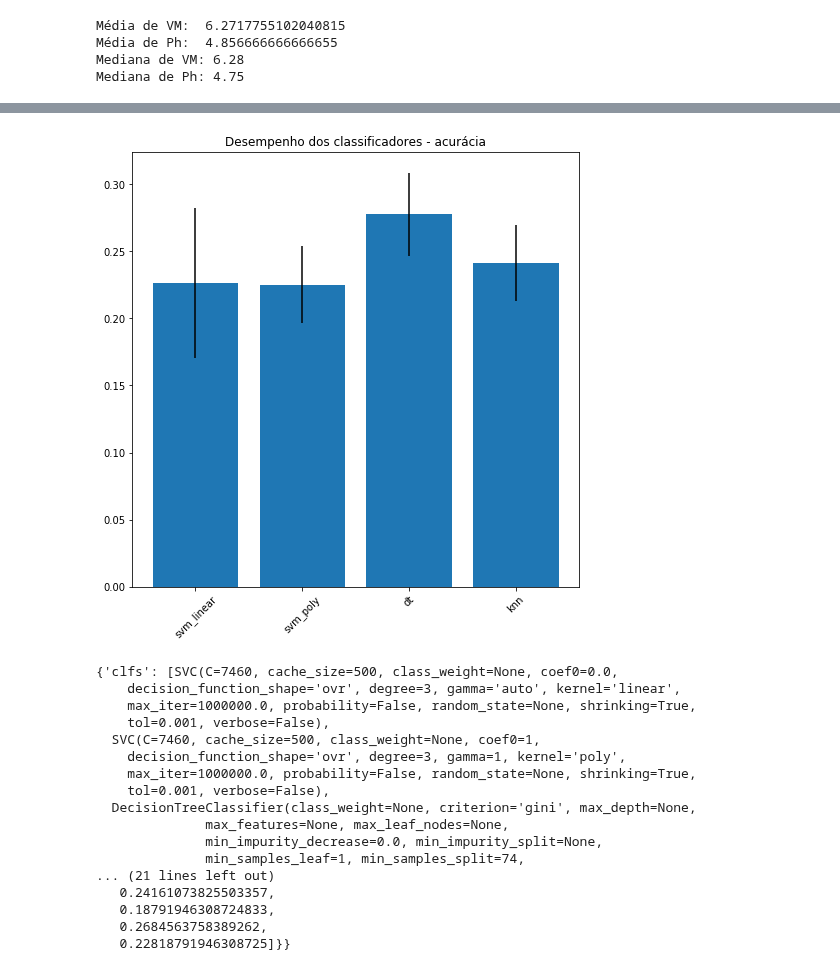
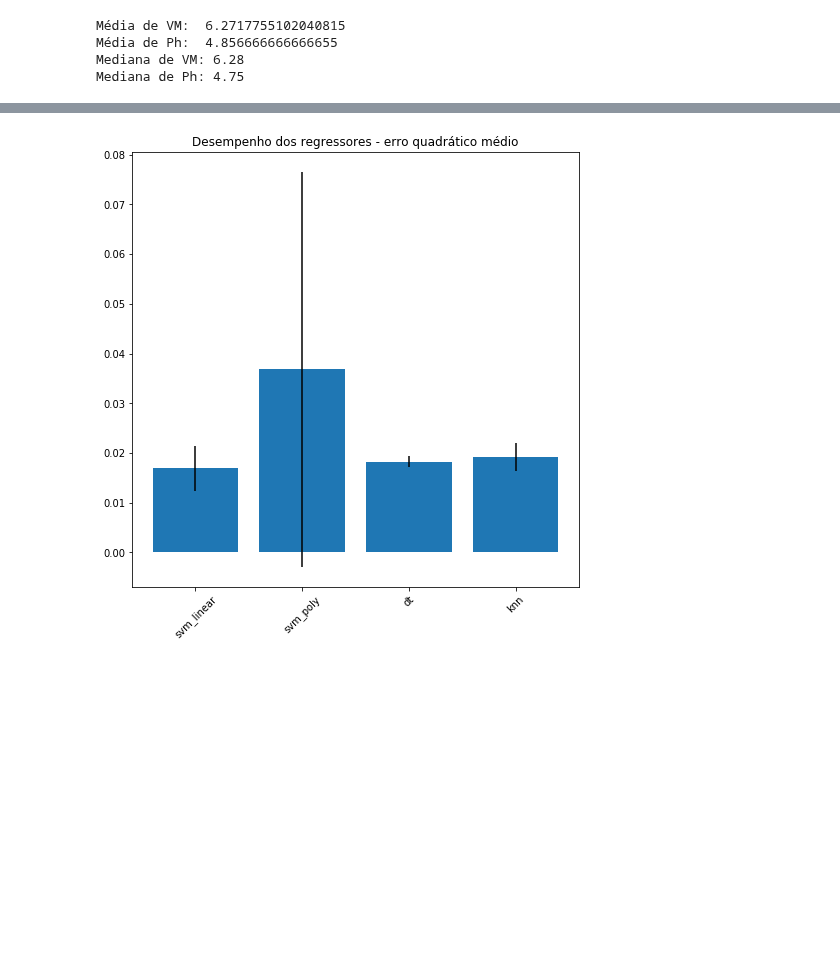
Before and after one commit to LucasSugi/data-science, a Jupyter notebook: pratica_4/pratica_4_9293286_9293251.ipynb, the cells around one changed output, grey strips where cells are left out. Saved outputs shown, nothing was run; the diff lists cells and outputs as text; code cells hidden in the pictures; blank space fills up the shorter version.

```diff
--- a/pratica_4/pratica_4_9293286_9293251.ipynb
+++ b/pratica_4/pratica_4_9293286_9293251.ipynb
@@ -60,27 +60,6 @@ VM                 0.401984
 Ph                 0.252858
 FERT_L             0.002354
 dtype: float64
-# %%
-#Cálculo dos quantils para gerar as classes
-classeA = agro['Perc_Falha'].quantile(q=0.20)
-classeB = agro['Perc_Falha'].quantile(q=0.40)
-classeC = agro['Perc_Falha'].quantile(q=0.60)
-classeD = agro['Perc_Falha'].quantile(q=0.80)
-
-#Converte os intervalos para uma classe
-def convert(x):
-    if(x < classeA):
-        return 'A'
-    elif((x > classeA) & (x < classeB)):
-        return 'B'
-    elif((x > classeB) & (x < classeC)):
-        return 'C'
-    elif((x > classeC) & (x < classeD)):
-        return 'D'
-    else:
-        return 'E'
-
-agro['Perc_Falha'] = agro['Perc_Falha'].apply(convert)
 # %%
 #Remoção dos 0 nas colunas (Tambem remove Nan)
 agro = agro[(agro['Perc_Infest_Inv'] != 0) & (agro['FERT_L'] != 0)]
@@ -244,29 +202,8 @@ reg_clas(data, columns, target, regression=False)
 # %%
-#Normalizando os dados
-agro2.iloc[:,1:5] = (agro2.iloc[:,1:5]-agro2.iloc[:,1:5].min())/(agro2.iloc[:,1:5].max()-agro2.iloc[:,1:5].min())
+#Normalização dos dados
+agro2 = (agro2-agro2.min()) / (agro2.max() - agro2.min())
 
-#Classificação
-data = agro2
-columns = [1,2,3,4]
-target = 0
-
-reg_clas(data, columns, target, regression=False)
+#Regressão
+reg = reg_clas(agro2, [1,2,3,4], 0, regression=True)
 # %% [output]
-[figure, old version]
+[figure, new version]
-{'clfs': [SVC(C=7460, cache_size=500, class_weight=None, coef0=0.0,
-    decision_function_shape='ovr', degree=3, gamma='auto', kernel='linear',
-    max_iter=1000000.0, probability=False, random_state=None, shrinking=True,
-    tol=0.001, verbose=False),
-  SVC(C=7460, cache_size=500, class_weight=None, coef0=1,
-    decision_function_shape='ovr', degree=3, gamma=1, kernel='poly',
-    max_iter=1000000.0, probability=False, random_state=None, shrinking=True,
-    tol=0.001, verbose=False),
-  DecisionTreeClassifier(class_weight=None, criterion='gini', max_depth=None,
-              max_features=None, max_leaf_nodes=None,
-              min_impurity_decrease=0.0, min_impurity_split=None,
-              min_samples_leaf=1, min_samples_split=74,
-... (21 lines left out)
-   0.24161073825503357,
-   0.18791946308724833,
-   0.2684563758389262,
-   0.22818791946308725]}}
```
Also changed, not shown: parts of 3 cells of this notebook.
